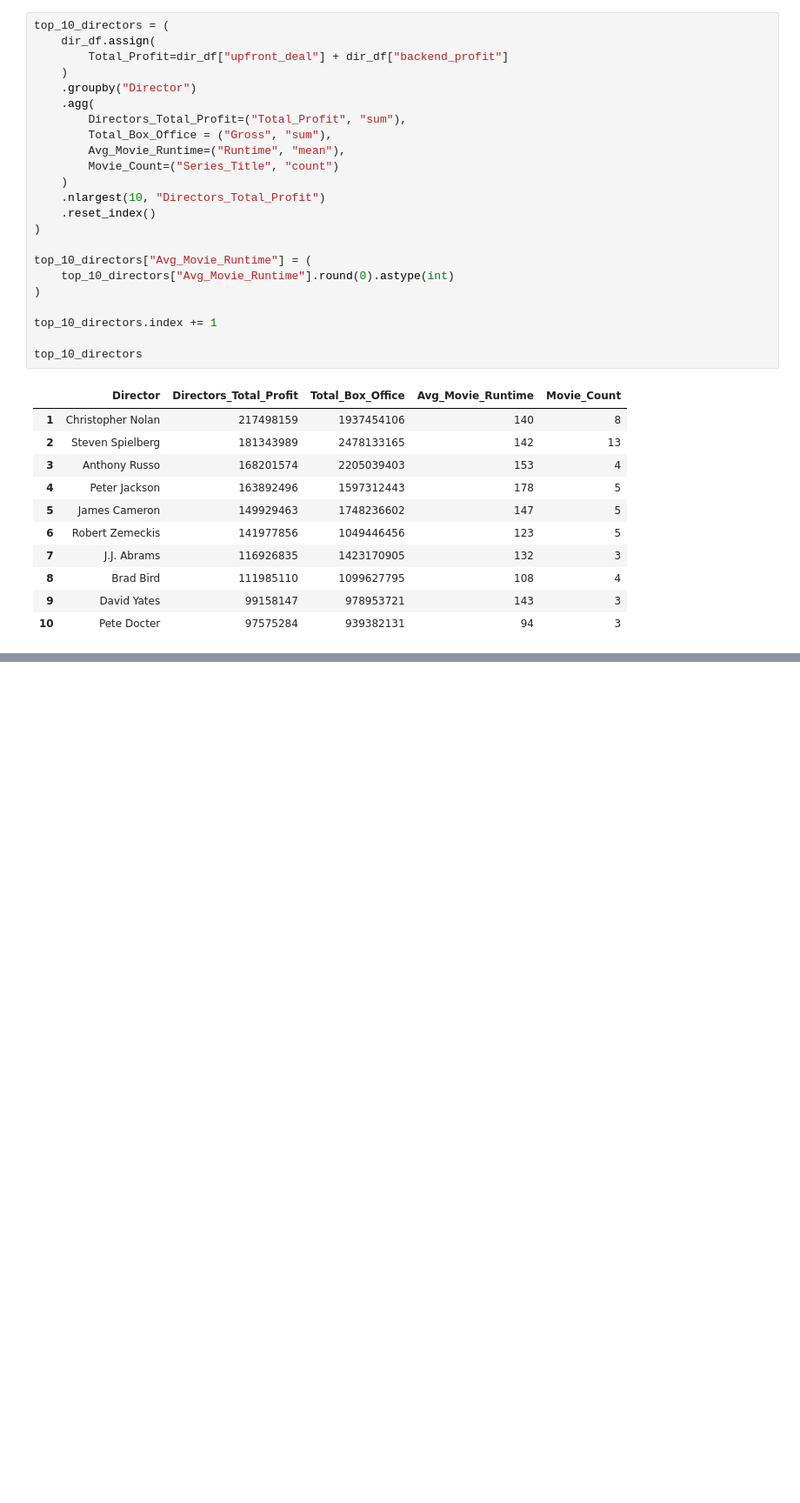
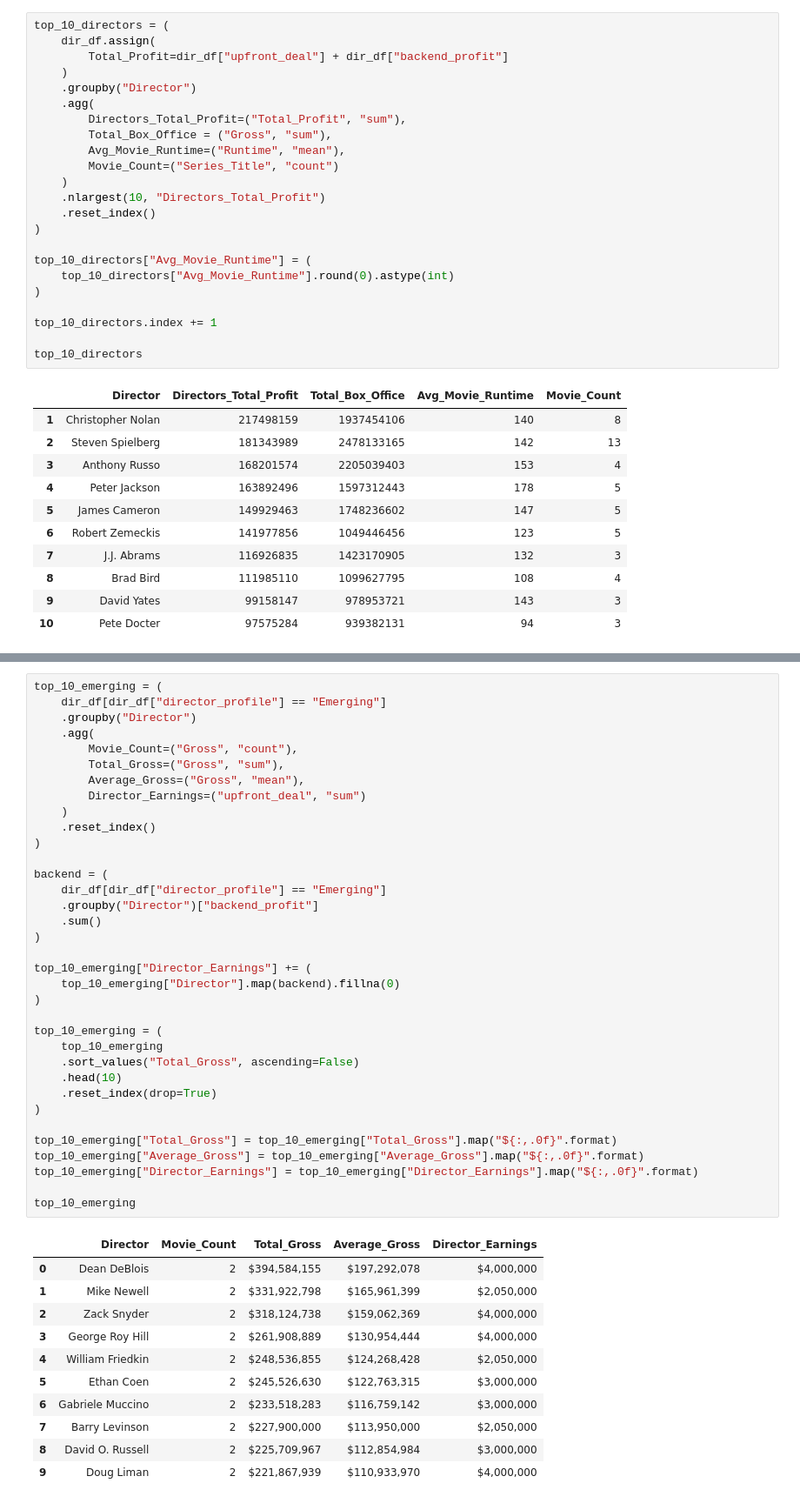
Before and after one commit to aslbektheanalyst/Portfolio_DA, a Jupyter notebook: movie_analysis/4directors.ipynb, the cells around one changed output, grey strips where cells are left out. Shown at 87% size. Drawn from its saved outputs; the diff is of its cells as text; blank space fills up the shorter version.

```diff
--- a/movie_analysis/4directors.ipynb
+++ b/movie_analysis/4directors.ipynb
@@ -275,0 +279,47 @@ plt.show()
+# %%
+top_10_emerging = (
+    dir_df[dir_df["director_profile"] == "Emerging"]
+    .groupby("Director")
+    .agg(
+        Movie_Count=("Gross", "count"),
+        Total_Gross=("Gross", "sum"),
+        Average_Gross=("Gross", "mean"),
+        Director_Earnings=("upfront_deal", "sum")
+    )
+    .reset_index()
+)
+
+backend = (
+    dir_df[dir_df["director_profile"] == "Emerging"]
+    .groupby("Director")["backend_profit"]
+    .sum()
+)
+
+top_10_emerging["Director_Earnings"] += (
+    top_10_emerging["Director"].map(backend).fillna(0)
+)
+
+top_10_emerging = (
+    top_10_emerging
+    .sort_values("Total_Gross", ascending=False)
+    .head(10)
+    .reset_index(drop=True)
+)
+
+top_10_emerging["Total_Gross"] = top_10_emerging["Total_Gross"].map("${:,.0f}".format)
+top_10_emerging["Average_Gross"] = top_10_emerging["Average_Gross"].map("${:,.0f}".format)
+top_10_emerging["Director_Earnings"] = top_10_emerging["Director_Earnings"].map("${:,.0f}".format)
+
+top_10_emerging
+# %% [output]
+|  | Director | Movie_Count | Total_Gross | Average_Gross | Director_Earnings |
+| 0 | Dean DeBlois | 2 | $394,584,155 | $197,292,078 | $4,000,000 |
+| 1 | Mike Newell | 2 | $331,922,798 | $165,961,399 | $2,050,000 |
+| 2 | Zack Snyder | 2 | $318,124,738 | $159,062,369 | $4,000,000 |
+| 3 | George Roy Hill | 2 | $261,908,889 | $130,954,444 | $4,000,000 |
+| 4 | William Friedkin | 2 | $248,536,855 | $124,268,428 | $2,050,000 |
+| 5 | Ethan Coen | 2 | $245,526,630 | $122,763,315 | $3,000,000 |
+| 6 | Gabriele Muccino | 2 | $233,518,283 | $116,759,142 | $3,000,000 |
+| 7 | Barry Levinson | 2 | $227,900,000 | $113,950,000 | $2,050,000 |
+| 8 | David O. Russell | 2 | $225,709,967 | $112,854,984 | $3,000,000 |
+| 9 | Doug Liman | 2 | $221,867,939 | $110,933,970 | $4,000,000 |
```
Also changed, not shown: parts of 4 cells of this notebook, 1 other file.
